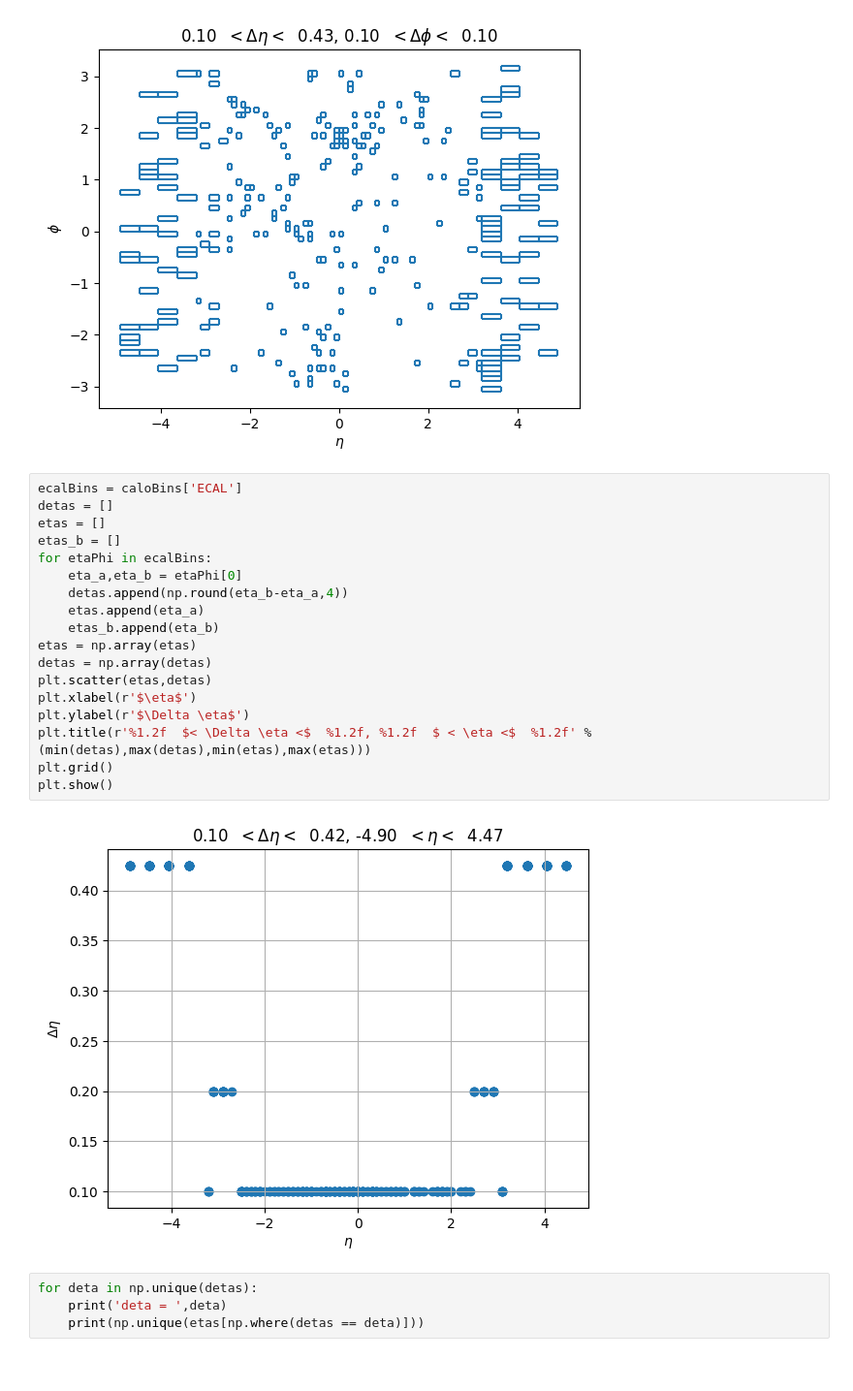
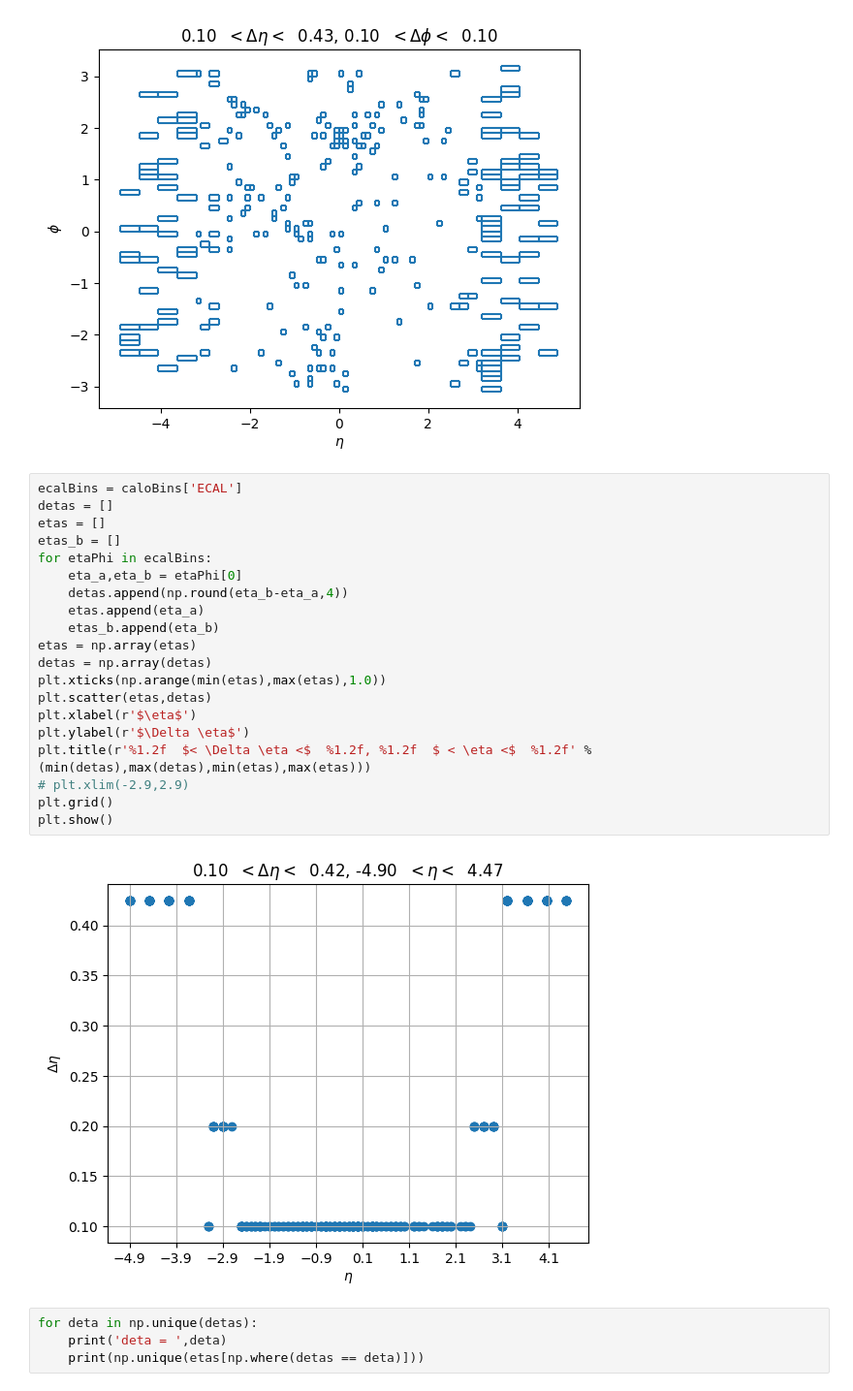
Before and after one commit to andlessa/back2futureTrigger, a Jupyter notebook: B2TF-Tobias/results/getEtaPhiBins.ipynb, the cells around one changed output. Shown at 97% size. Saved outputs shown, nothing was run; the diff lists cells and outputs as text.

```diff
--- a/B2TF-Tobias/results/getEtaPhiBins.ipynb
+++ b/B2TF-Tobias/results/getEtaPhiBins.ipynb
@@ -37,23 +37,25 @@ plt.show()
 # %%
 ecalBins = caloBins['ECAL']
 detas = []
 etas = []
 etas_b = []
 for etaPhi in ecalBins:
     eta_a,eta_b = etaPhi[0]
     detas.append(np.round(eta_b-eta_a,4))
     etas.append(eta_a)
     etas_b.append(eta_b)
 etas = np.array(etas)
 detas = np.array(detas)
+plt.xticks(np.arange(min(etas),max(etas),1.0))
 plt.scatter(etas,detas)
 plt.xlabel(r'$\eta$')
 plt.ylabel(r'$\Delta \eta$')
 plt.title(r'%1.2f  $< \Delta \eta <$  %1.2f, %1.2f  $ < \eta <$  %1.2f' %(min(detas),max(detas),min(etas),max(etas)))
+# plt.xlim(-2.9,2.9)
 plt.grid()
 plt.show()
 # %% [output]
-[figure, old version]
+[figure, new version]
 # %%
 for deta in np.unique(detas):
     print('deta = ',deta)
```
Also changed, not shown: 12 other files.
